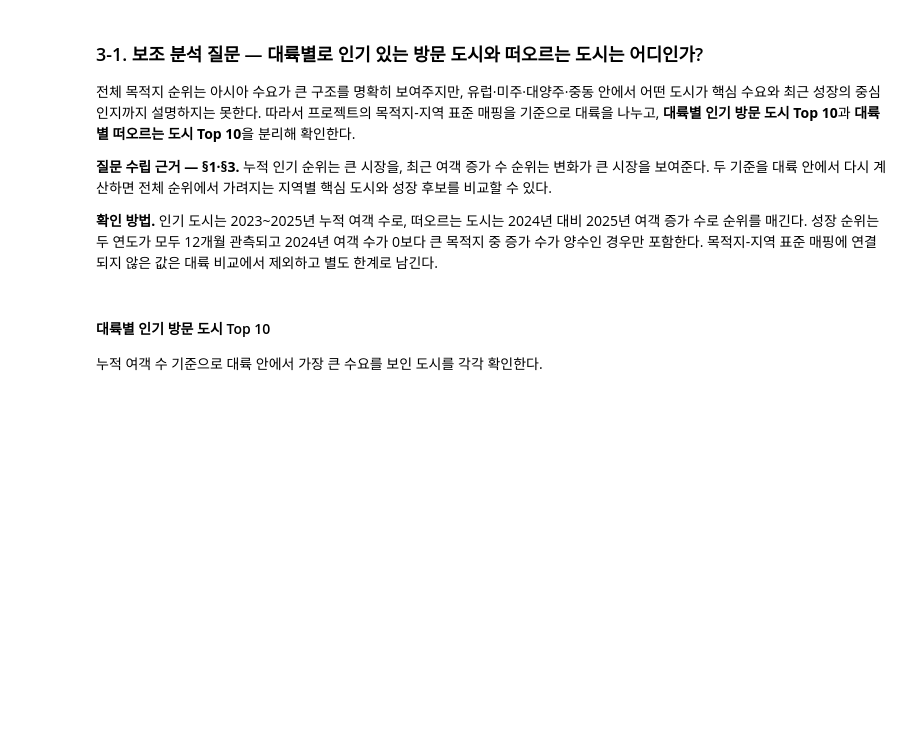
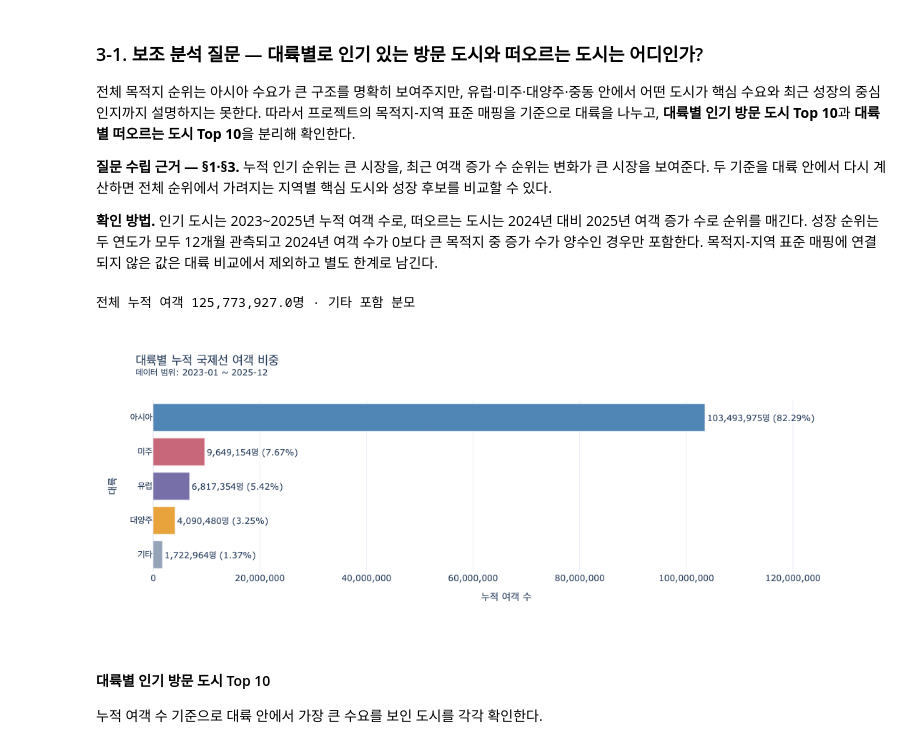
Before and after one commit to kth530/korea_outbound_travel_analysis, a Jupyter notebook: notebooks/04_business_metrics.ipynb, the cells around one changed output. Saved outputs shown, nothing was run; the diff lists cells and outputs as text; code cells hidden in the pictures; blank space fills up the shorter version.

```diff
--- a/notebooks/04_business_metrics.ipynb
+++ b/notebooks/04_business_metrics.ipynb
@@ -987,6 +1023,71 @@ def show_continent_destination_subplots(data, continents, rank_col, value_col,
     fig.update_layout(title=chart_title(f'대륙별 {analysis_name} Top 10', period_values, note),
                       template=PLOTLY_TEMPLATE, height=height, margin={'r': 90, 't': 120})
     fig.show(config={'displaylogo': False})
+# %%
+# 차트: 2023~2025년 누적 여객이 어느 대륙에 집중되는지 확인한다.
+# 분류 기준은 대시보드·Notion과 동일하게 국가 단위 원문 지역(region_raw)을 사용한다.
+# 목적지 단위 매핑(89개)은 분석 대상 169개를 모두 덮지 못해 미분류가 약 7% 생기므로
+# 대륙 비중 계산에는 쓰지 않는다.
+country_region_df = pd.read_sql(
+    text("""
+        SELECT period_ym, region_raw, country_raw, passengers
+        FROM v_metric_demand_country_monthly
+    """),
+    engine,
+).rename(columns={
+    'period_ym': '연월',
+    'region_raw': '지역 원문',
+    'country_raw': '국가 원문',
+    'passengers': '여객 수',
+})
+
+# 원문 지역의 일본·중국은 아시아의 하위 구분이므로 대륙 단위로 합산한다.
+region_to_continent = {
+    '아시아': '아시아', '일본': '아시아', '중국': '아시아',
+    '미주': '미주', '유럽': '유럽', '대양주': '대양주', '기타': '기타',
+}
+country_region_df['대륙 구분'] = (
+    country_region_df['지역 원문'].map(region_to_continent).fillna('기타')
+)
+
+continent_share_df = (
+    country_region_df
+    .groupby('대륙 구분', as_index=False)
+    .agg(**{'누적 여객 수': ('여객 수', 'sum')})
+)
+continent_total = continent_share_df['누적 여객 수'].sum()
+continent_share_df['비중'] = continent_share_df['누적 여객 수'] / continent_total
+# 가로 막대는 첫 행이 아래에 놓이므로, 오름차순 정렬해야 큰 값이 위로 온다.
+continent_share_df = continent_share_df.sort_values('누적 여객 수').reset_index(drop=True)
+print(f'전체 누적 여객 {continent_total:,}명 · 기타 포함 분모')
+
+continent_palette = {
+    '아시아': '#4F86B5', '미주': '#C9677A', '유럽': '#776FA8',
+    '대양주': '#E8A33D', '기타': '#94A3B8',
+}
+fig = px.bar(
+    continent_share_df,
+    x='누적 여객 수',
+    y='대륙 구분',
+    orientation='h',
+    color='대륙 구분',
+    color_discrete_map=continent_palette,
+    text=continent_share_df.apply(
+        lambda r: f"{r['누적 여객 수']:,.0f}명 ({r['비중']:.2%})", axis=1
+    ),
+    title=chart_title('대륙별 누적 국제선 여객 비중', country_region_df['연월']),
+    labels={'대륙 구분': '대륙'},
+    template=PLOTLY_TEMPLATE,
+)
+fig.update_traces(textposition='outside', cliponaxis=False)
+# 막대 밖 라벨이 잘리지 않도록 x축 범위를 넉넉히 잡는다.
+fig.update_xaxes(tickformat=',', range=[0, continent_share_df['누적 여객 수'].max() * 1.28])
+fig.update_yaxes(categoryorder='total ascending')
+fig.update_layout(height=420, showlegend=False, margin=dict(r=40))
+fig.show(config={'displaylogo': False})
+# %% [output]
+전체 누적 여객 125,773,927.0명 · 기타 포함 분모
+[figure, added]
 # %% [markdown]
 #### 대륙별 인기 방문 도시 Top 10
 
```
Also changed, not shown: parts of 1 cell of this notebook, 1 other file.
